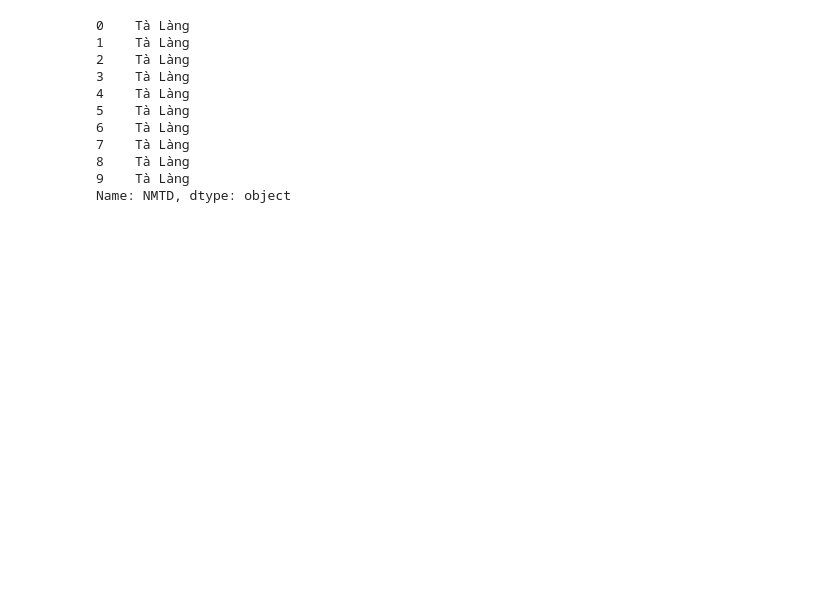
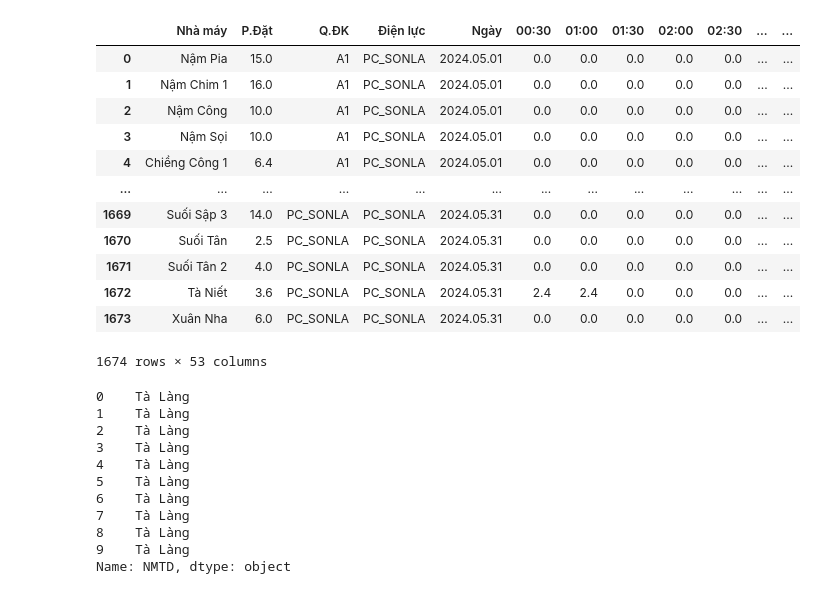
Before and after one commit to khuecoi2001/TDN_project, a Jupyter notebook: notebooks/Check_data_TDN.ipynb, the cells around one changed output. Drawn from its saved outputs; the diff is of its cells as text; code cells hidden in the pictures; blank space fills up the shorter version.

```diff
--- a/notebooks/Check_data_TDN.ipynb
+++ b/notebooks/Check_data_TDN.ipynb
@@ -88,8 +88,24 @@ final_df
 9827 rows × 56 columns
 # %%
 # Check PC_LAOCAI
-df_LaoCai = final_df[final_df['Điện lực'] == 'PC_LAOCAI']
+df_LaoCai = final_df[final_df['Điện lực'] == 'PC_SONLA']
 df_LaoCai.reset_index(drop=True, inplace=True)
+df_LaoCai = df_LaoCai.drop(columns=['Trạng thái', 'Code', 'Loại'])
+df_LaoCai
+# %% [output]
+|  | Nhà máy | P.Đặt | Q.ĐK | Điện lực | Ngày | 00:30 | 01:00 | 01:30 | 02:00 | 02:30 | ... | ... |
+| 0 | Nậm Pia | 15.0 | A1 | PC_SONLA | 2024.05.01 | 0.0 | 0.0 | 0.0 | 0.0 | 0.0 | ... | ... |
+| 1 | Nậm Chim 1 | 16.0 | A1 | PC_SONLA | 2024.05.01 | 0.0 | 0.0 | 0.0 | 0.0 | 0.0 | ... | ... |
+| 2 | Nậm Công | 10.0 | A1 | PC_SONLA | 2024.05.01 | 0.0 | 0.0 | 0.0 | 0.0 | 0.0 | ... | ... |
+| 3 | Nậm Sọi | 10.0 | A1 | PC_SONLA | 2024.05.01 | 0.0 | 0.0 | 0.0 | 0.0 | 0.0 | ... | ... |
+| 4 | Chiềng Công 1 | 6.4 | A1 | PC_SONLA | 2024.05.01 | 0.0 | 0.0 | 0.0 | 0.0 | 0.0 | ... | ... |
+| ... | ... | ... | ... | ... | ... | ... | ... | ... | ... | ... | ... | ... |
+| 1669 | Suối Sập 3 | 14.0 | PC_SONLA | PC_SONLA | 2024.05.31 | 0.0 | 0.0 | 0.0 | 0.0 | 0.0 | ... | ... |
+| 1670 | Suối Tân | 2.5 | PC_SONLA | PC_SONLA | 2024.05.31 | 0.0 | 0.0 | 0.0 | 0.0 | 0.0 | ... | ... |
+| 1671 | Suối Tân 2 | 4.0 | PC_SONLA | PC_SONLA | 2024.05.31 | 0.0 | 0.0 | 0.0 | 0.0 | 0.0 | ... | ... |
+| 1672 | Tà Niết | 3.6 | PC_SONLA | PC_SONLA | 2024.05.31 | 2.4 | 2.4 | 0.0 | 0.0 | 0.0 | ... | ... |
+| 1673 | Xuân Nha | 6.0 | PC_SONLA | PC_SONLA | 2024.05.31 | 0.0 | 0.0 | 0.0 | 0.0 | 0.0 | ... | ... |
+1674 rows × 53 columns
 # %%
 df_check = pd.read_excel(r"C:\Khue\TDN\data\processed\sanluongipp.xlsx")
 # %%
```
Also changed, not shown: parts of 7 cells of this notebook, 3 other files.
